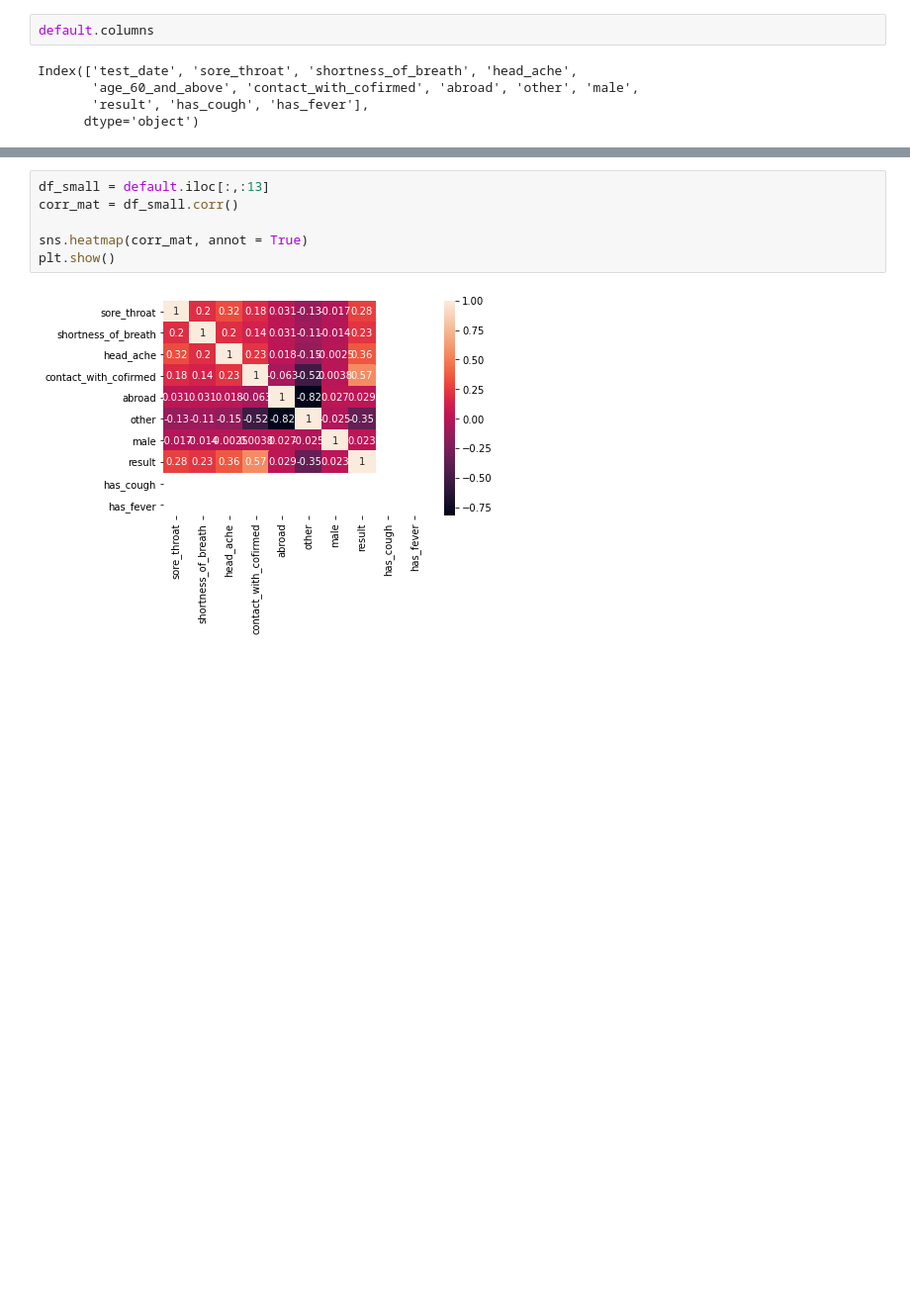
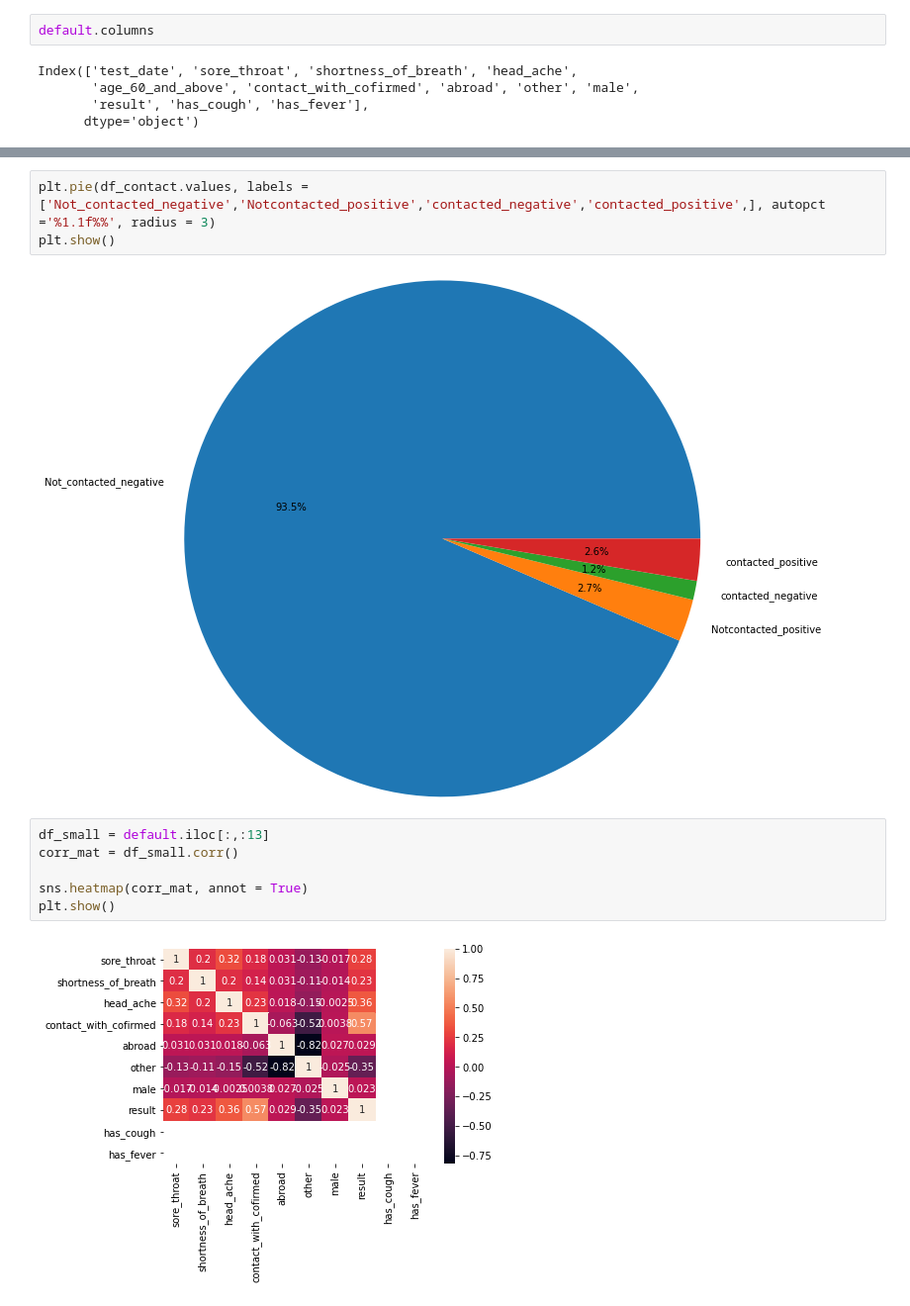
Before and after one commit to KhalidHandouleh/Projekt-Arbete, a Jupyter notebook: Corona_Test.ipynb, the cells around one changed output, grey strips where cells are left out. Shown at 99% size. Cells and saved outputs as stored; diff of their text form; blank space fills up the shorter version.

```diff
--- a/Corona_Test.ipynb
+++ b/Corona_Test.ipynb
@@ -52,3 +135,8 @@ Index(['test_date', 'sore_throat', 'shortness_of_breath', 'head_ache',
+# %%
+plt.pie(df_contact.values, labels =['Not_contacted_negative','Notcontacted_positive','contacted_negative','contacted_positive',], autopct ='%1.1f%%', radius = 3)
+plt.show()
+# %% [output]
+[figure, added]
 # %%
 df_small = default.iloc[:,:13]
 corr_mat = df_small.corr()
```
Also changed, not shown: parts of 17 cells of this notebook.
